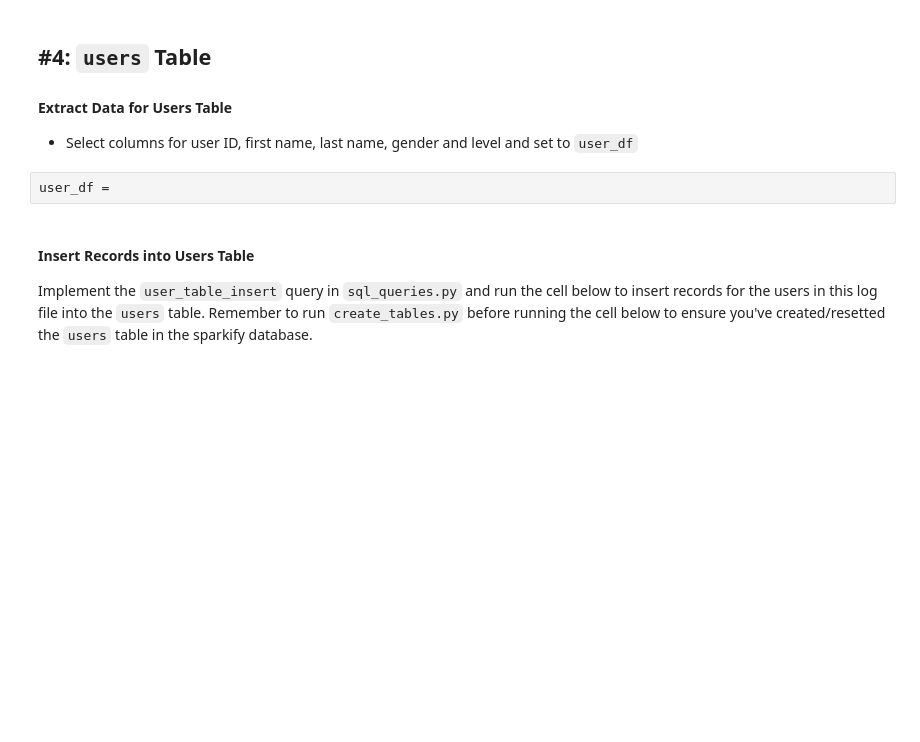
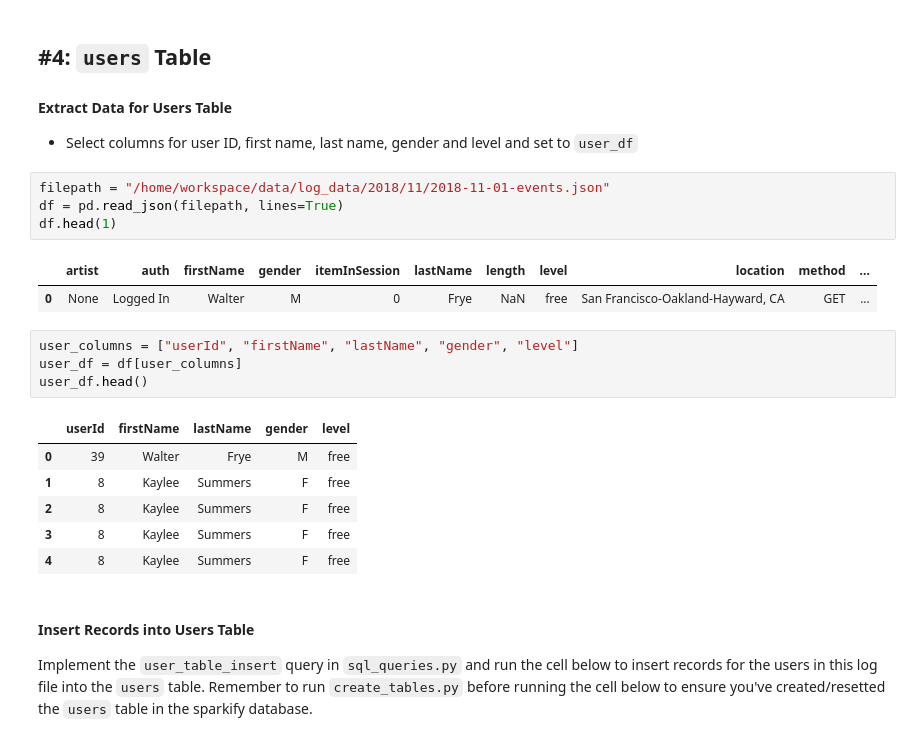
Before and after one commit to juferafo/UDE-postgres, a Jupyter notebook: etl.ipynb, the cells around one changed output. Cells and saved outputs as stored; diff of their text form; blank space fills up the shorter version.

Commit message:
[etl.ipynb] Users table completed

```diff
--- a/etl.ipynb
+++ b/etl.ipynb
@@ -336,8 +317,24 @@ Run `test.ipynb` to see if you've successfully added records to this table.
 ## #4: `users` Table
 #### Extract Data for Users Table
 - Select columns for user ID, first name, last name, gender and level and set to `user_df`
-# %%
-user_df =
+# %%
+filepath = "/home/workspace/data/log_data/2018/11/2018-11-01-events.json"
+df = pd.read_json(filepath, lines=True)
+df.head(1)
+# %% [output]
+|  | artist | auth | firstName | gender | itemInSession | lastName | length | level | location | method | ... |
+| 0 | None | Logged In | Walter | M | 0 | Frye | NaN | free | San Francisco-Oakland-Hayward, CA | GET | ... |
+# %%
+user_columns = ["userId", "firstName", "lastName", "gender", "level"]
+user_df = df[user_columns]
+user_df.head()
+# %% [output]
+|  | userId | firstName | lastName | gender | level |
+| 0 | 39 | Walter | Frye | M | free |
+| 1 | 8 | Kaylee | Summers | F | free |
+| 2 | 8 | Kaylee | Summers | F | free |
+| 3 | 8 | Kaylee | Summers | F | free |
+| 4 | 8 | Kaylee | Summers | F | free |
 # %% [markdown]
 #### Insert Records into Users Table
 Implement the `user_table_insert` query in `sql_queries.py` and run the cell below to insert records for the users in this log file into the `users` table. Remember to run `create_tables.py` before running the cell below to ensure you've created/resetted the `users` table in the sparkify database.
```
Also changed, not shown: parts of 3 cells of this notebook, 2 other files.
